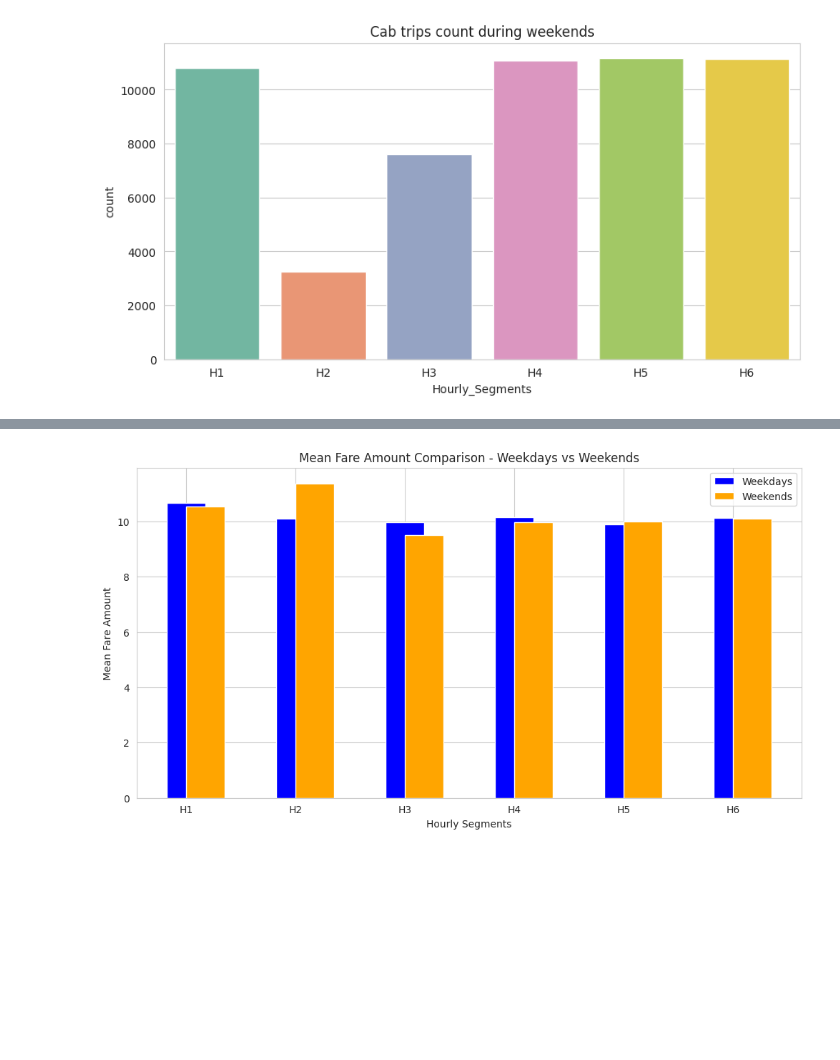
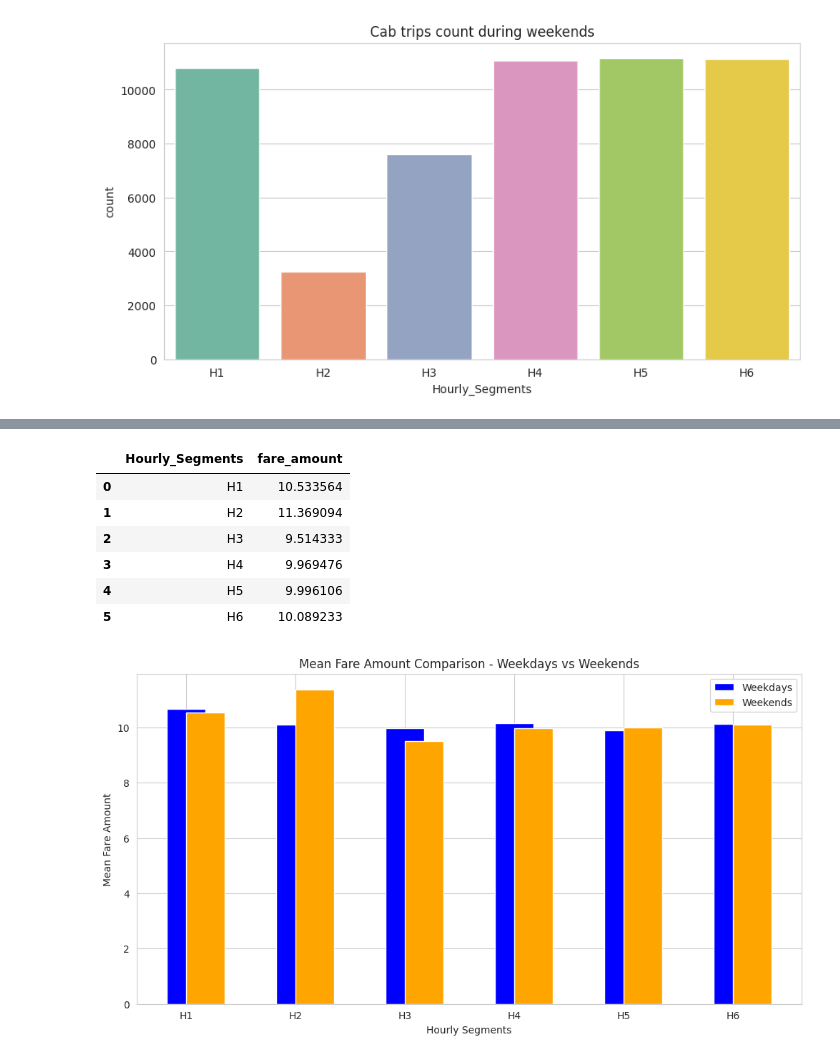
Before and after one commit to sudarsanaraogit/practice-it-sql-joins-3085459, a Jupyter notebook: Linear_Regression_Handson.ipynb, the cells around one changed output, grey strips where cells are left out. Saved outputs shown, nothing was run; the diff lists cells and outputs as text; code cells hidden in the pictures; blank space fills up the shorter version.

```diff
--- a/Linear_Regression_Handson.ipynb
+++ b/Linear_Regression_Handson.ipynb
@@ -368,3 +377,13 @@ week_ends_fare = week_ends.groupby('Hourly_Segments')['fare_amount'].mean().rese
+# %%
+week_ends_fare
+# %% [output]
+|  | Hourly_Segments | fare_amount |
+| 0 | H1 | 10.533564 |
+| 1 | H2 | 11.369094 |
+| 2 | H3 | 9.514333 |
+| 3 | H4 | 9.969476 |
+| 4 | H5 | 9.996106 |
+| 5 | H6 | 10.089233 |
 # %%
 # Set the figure size, grid type, and color palette
 plt.figure(figsize=(12, 6))
```
Also changed, not shown: parts of 11 cells of this notebook.
